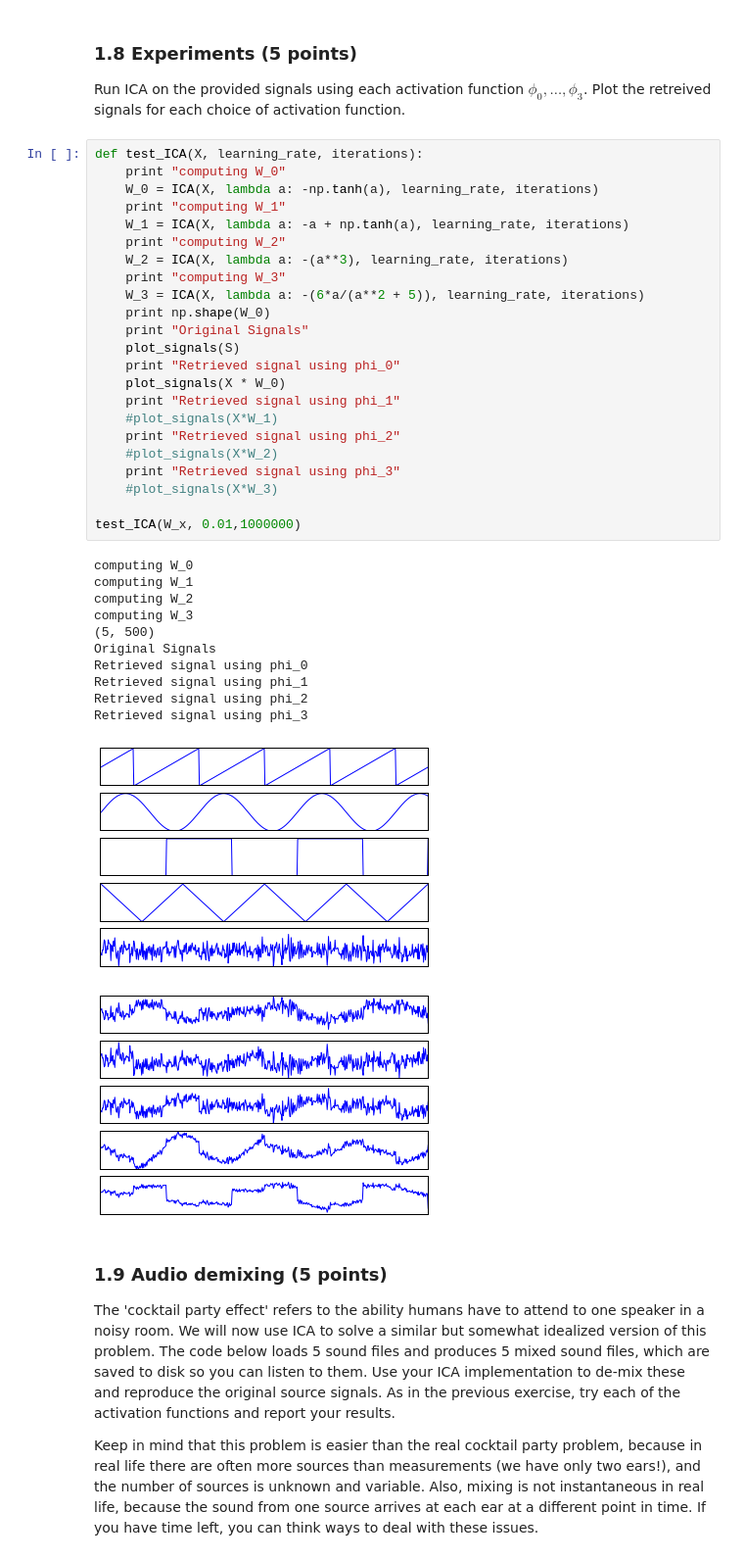
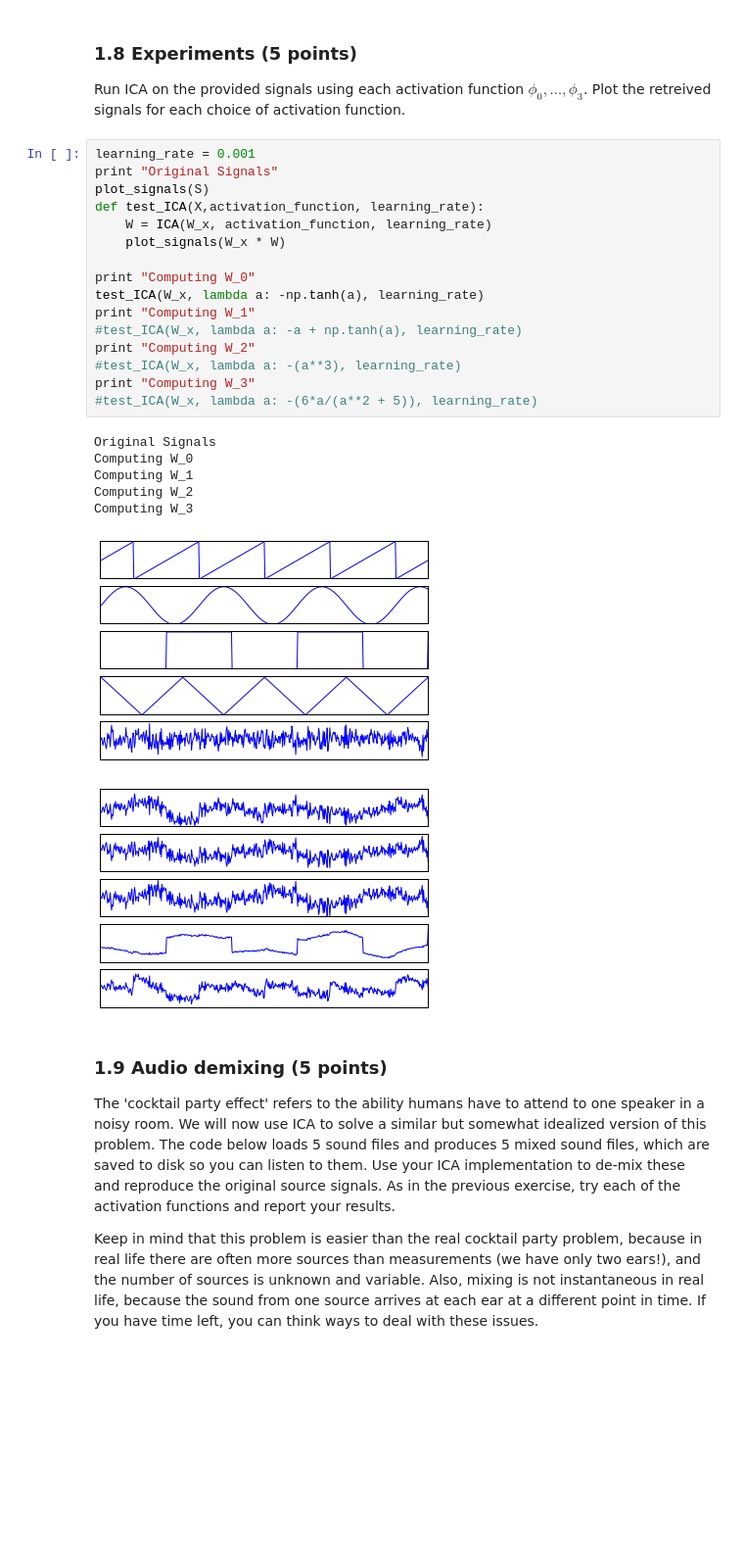
Before and after one commit to sagieske/ml2, a Jupyter notebook: lab1.ipynb, the cells around one changed output. Shown: that part at 98% size. Cells and saved outputs as stored; diff of their text form; blank space fills up the shorter version.

```diff
--- a/lab1.ipynb
+++ b/lab1.ipynb
@@ -396,42 +392,30 @@ W = ICA(X, lambda a: -np.tanh(a), 0.001, 100)
 # %% [markdown]
 ### 1.8 Experiments  (5 points)
 Run ICA on the provided signals using each activation function $\phi_0, \ldots, \phi_3$. Plot the retreived signals for each choice of activation function.
-# %%
-def test_ICA(X, learning_rate, iterations):
-    print "computing W_0"
-    W_0 = ICA(X, lambda a: -np.tanh(a), learning_rate, iterations)
-    print "computing W_1"
-    W_1 = ICA(X, lambda a: -a + np.tanh(a), learning_rate, iterations)
-    print "computing W_2"
-    W_2 = ICA(X, lambda a: -(a**3), learning_rate, iterations)
-    print "computing W_3"
-    W_3 = ICA(X, lambda a: -(6*a/(a**2 + 5)), learning_rate, iterations)
-    print np.shape(W_0)
-    print "Original Signals"
-    plot_signals(S)
-    print "Retrieved signal using phi_0"
-    plot_signals(X * W_0)
-    print "Retrieved signal using phi_1"
-    #plot_signals(X*W_1)
-    print "Retrieved signal using phi_2"
-    #plot_signals(X*W_2)
-    print "Retrieved signal using phi_3"
-    #plot_signals(X*W_3)
-
-test_ICA(W_x, 0.01,1000000)
-# %% [output]
-computing W_0
-computing W_1
-computing W_2
-computing W_3
-(5, 500)
-Original Signals
-Retrieved signal using phi_0
-Retrieved signal using phi_1
-Retrieved signal using phi_2
-Retrieved signal using phi_3
-[figure, removed]
-[figure, removed]
+# %%
+learning_rate = 0.001
+print "Original Signals"
+plot_signals(S)
+def test_ICA(X,activation_function, learning_rate):
+    W = ICA(W_x, activation_function, learning_rate)
+    plot_signals(W_x * W)
+
+print "Computing W_0"
+test_ICA(W_x, lambda a: -np.tanh(a), learning_rate)
+print "Computing W_1"
+#test_ICA(W_x, lambda a: -a + np.tanh(a), learning_rate)
+print "Computing W_2"
+#test_ICA(W_x, lambda a: -(a**3), learning_rate)
+print "Computing W_3"
+#test_ICA(W_x, lambda a: -(6*a/(a**2 + 5)), learning_rate)
+# %% [output]
+Original Signals
+Computing W_0
+Computing W_1
+Computing W_2
+Computing W_3
+[figure, added]
+[figure, added]
 # %% [markdown]
 
 
```
Also changed, not shown: parts of 7 cells of this notebook, 5 other files.
